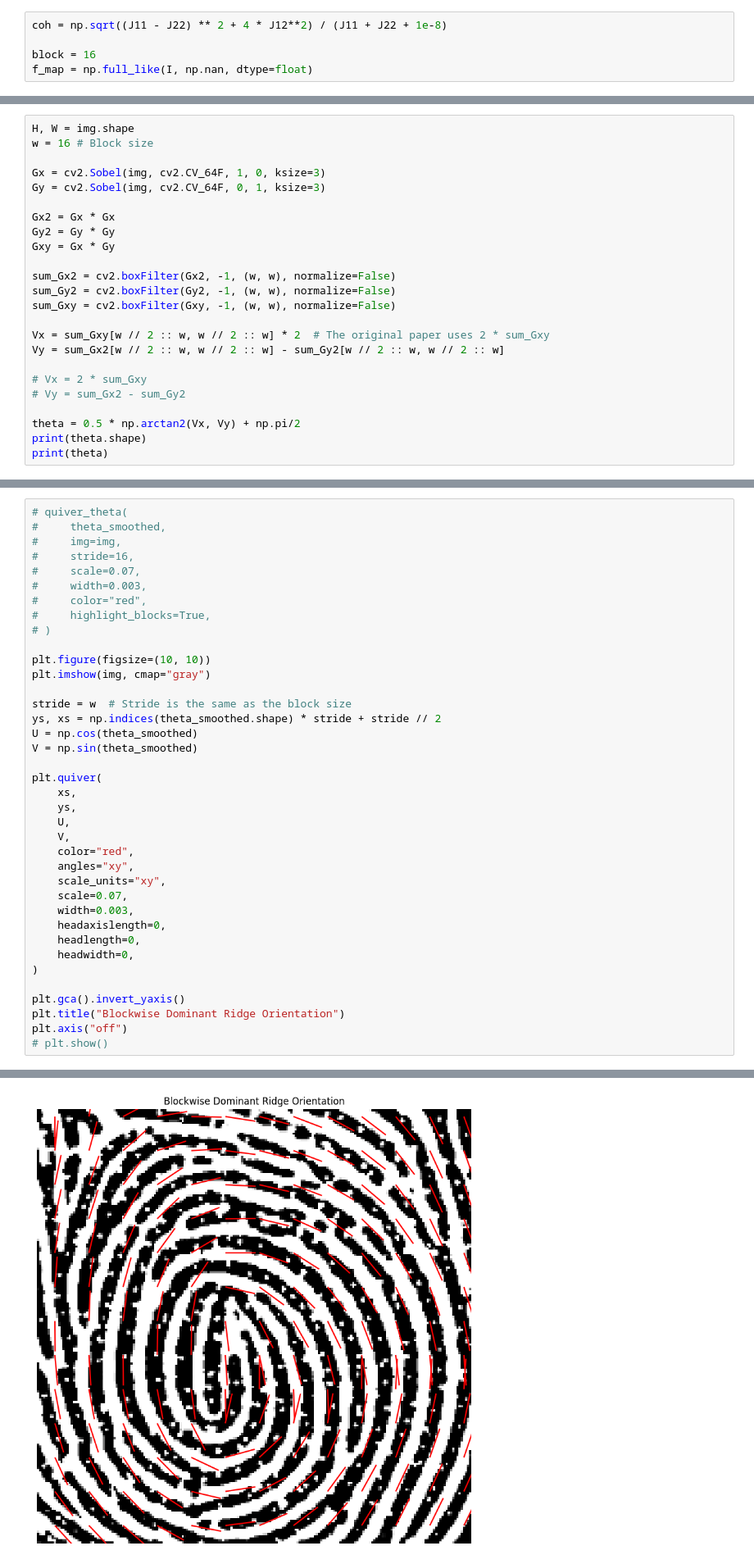
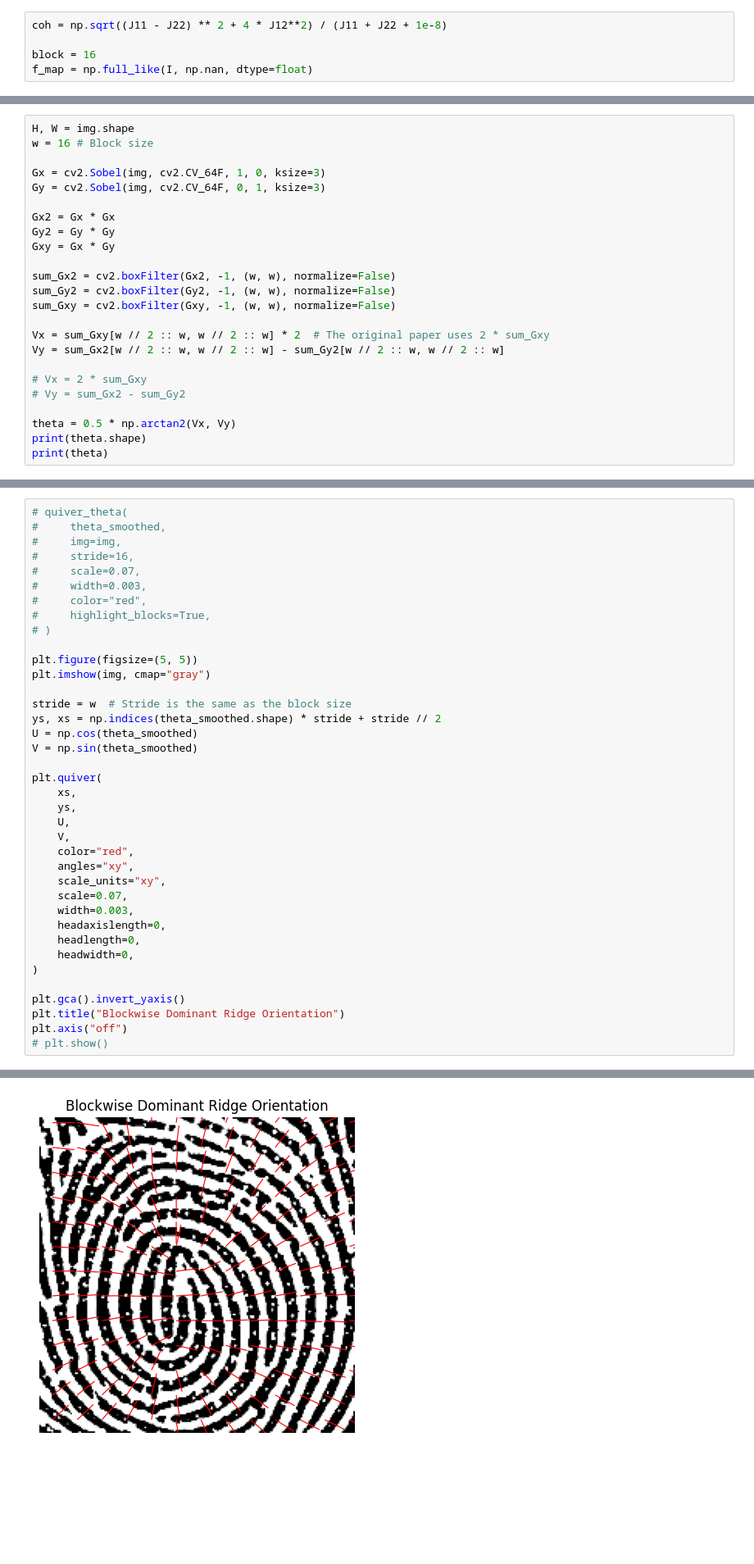
Before and after one commit to therealozp/fingerprint-generator, a Jupyter notebook: image_to_maps/classical.ipynb, the cells around one changed output, grey strips where cells are left out. Shown at 82% size. Cells and saved outputs as stored; diff of their text form; blank space fills up the shorter version.

```diff
--- a/image_to_maps/classical.ipynb
+++ b/image_to_maps/classical.ipynb
@@ -157,7 +157,7 @@ Vy = sum_Gx2[w // 2 :: w, w // 2 :: w] - sum_Gy2[w // 2 :: w, w // 2 :: w]
 # Vx = 2 * sum_Gxy
 # Vy = sum_Gx2 - sum_Gy2
 
-theta = 0.5 * np.arctan2(Vx, Vy) + np.pi/2
+theta = 0.5 * np.arctan2(Vx, Vy)
 print(theta.shape)
 print(theta)
 # %% [output]
@@ -245,36 +245,36 @@ print(theta_smoothed)
 #     highlight_blocks=True,
 # )
 
-plt.figure(figsize=(10, 10))
+plt.figure(figsize=(5, 5))
 plt.imshow(img, cmap="gray")
 
 stride = w  # Stride is the same as the block size
 ys, xs = np.indices(theta_smoothed.shape) * stride + stride // 2
 U = np.cos(theta_smoothed)
 V = np.sin(theta_smoothed)
 
 plt.quiver(
     xs,
     ys,
     U,
     V,
     color="red",
     angles="xy",
     scale_units="xy",
     scale=0.07,
     width=0.003,
     headaxislength=0,
     headlength=0,
     headwidth=0,
 )
 
 plt.gca().invert_yaxis()
 plt.title("Blockwise Dominant Ridge Orientation")
 plt.axis("off")
 # plt.show()
 # %% [output]
 (np.float64(-0.5), np.float64(203.5), np.float64(-0.5), np.float64(203.5))
-[figure, old version]
+[figure, new version]
 # %%
 # Use the ContinuousFilterLayer to synthesize a fingerprint from theta and freq maps
 import torch
```
Also changed, not shown: parts of 13 cells of this notebook, 1 other file.
